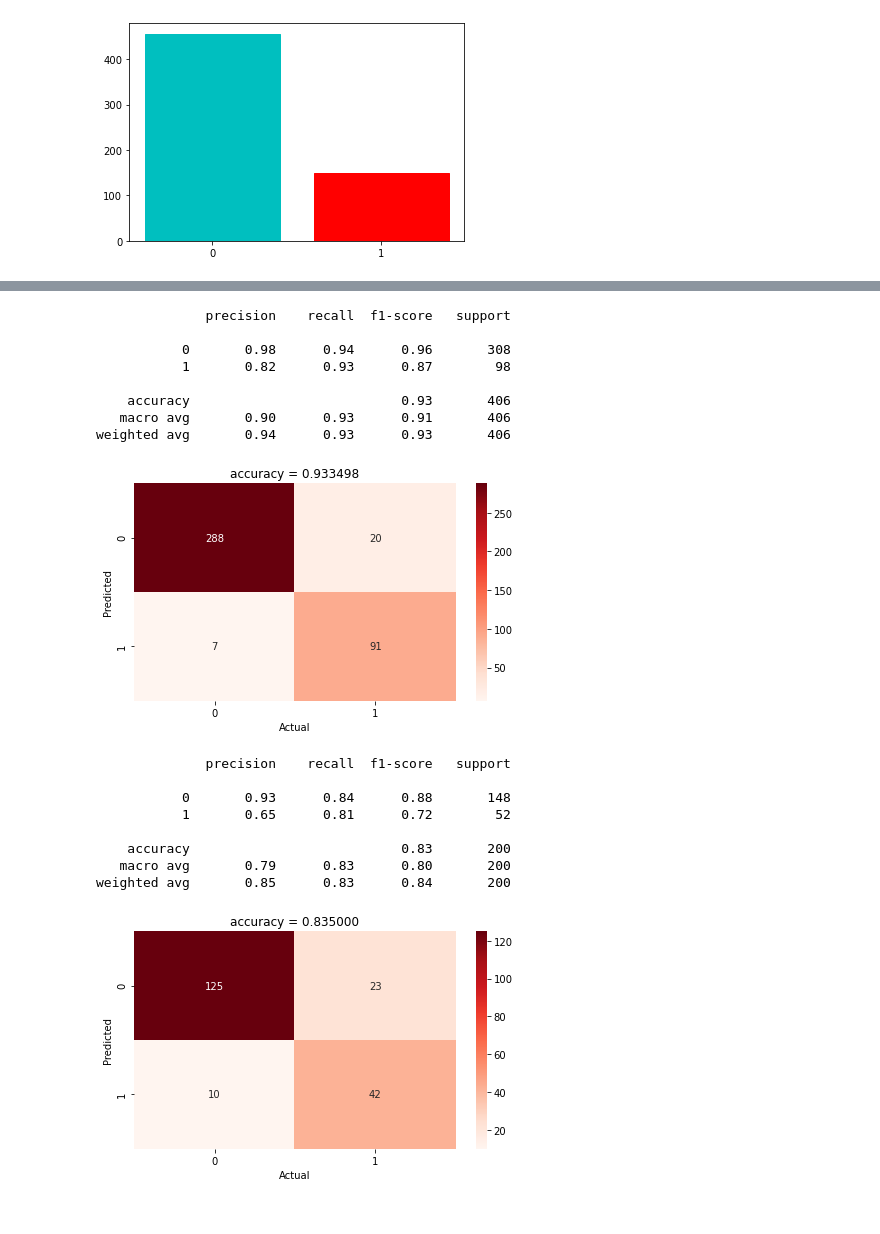
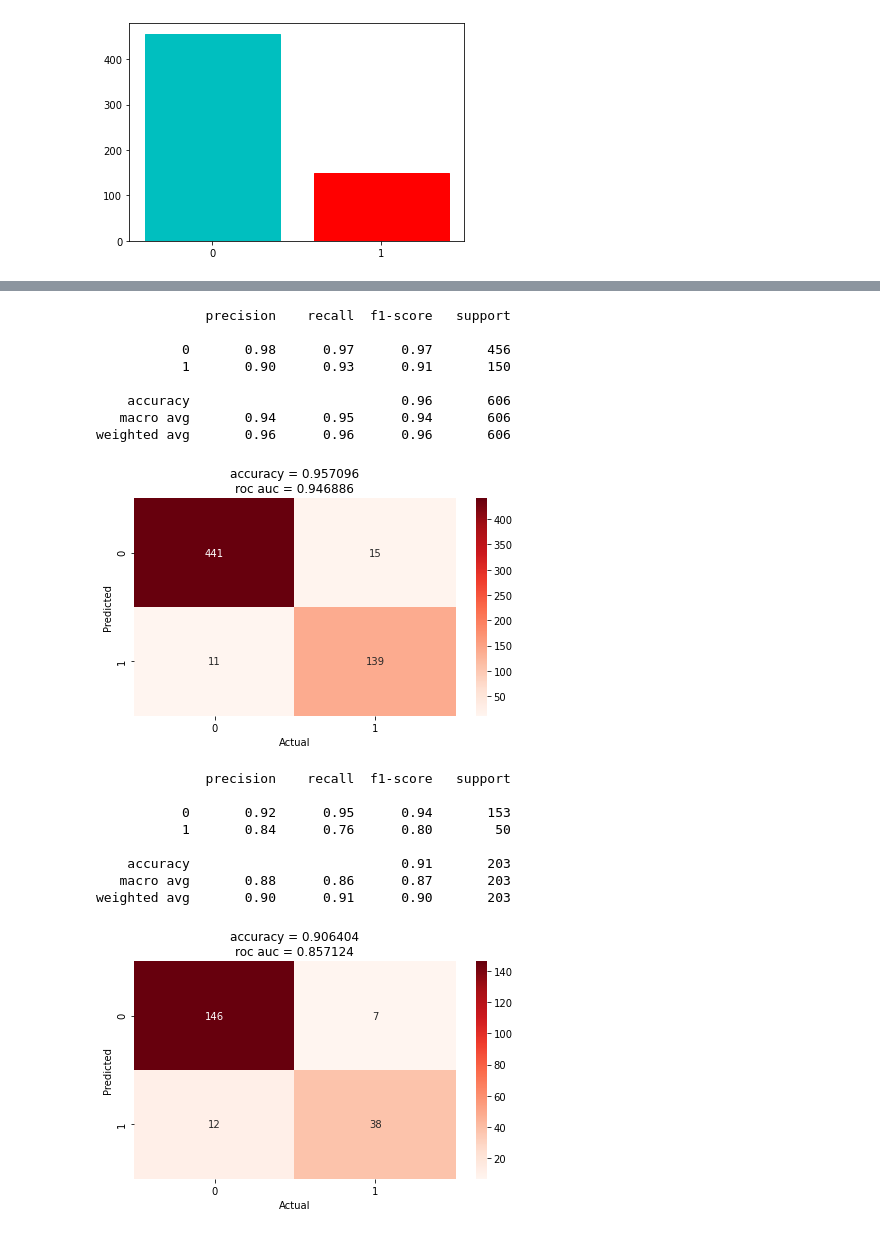
Before and after one commit to mayorofdesalle/koc-training, a Jupyter notebook: 03. Training Models/newsClassifier_MNB.ipynb, the cells around one changed output, grey strips where cells are left out. Saved outputs shown, nothing was run; the diff lists cells and outputs as text; code cells hidden in the pictures.

```diff
--- a/03. Training Models/newsClassifier_MNB.ipynb
+++ b/03. Training Models/newsClassifier_MNB.ipynb
@@ -1,7 +1,7 @@
 # %%
 import pandas as pd
-data = pd.read_feather('Feathers/processed_data.feather')
-data.head()
+train = pd.read_feather('Feathers/processed_train_data.feather')
+train.head()
 # %% [output]
 |  | text | label |
 | 0 | reader mail sc ruling alimony sup... | 0 |
@@ -37,5 +34,4 @@ X_train, X_test, y_train, y_test = train_test_split(data.text, data.label, test_
 # %%
-# Grid search
 from sklearn.feature_extraction.text import TfidfVectorizer
 from sklearn.naive_bayes import MultinomialNB
 from sklearn.model_selection import GridSearchCV
@@ -58,7 +54,7 @@ parameters = {
 }
 
 grid_search = GridSearchCV(pipeline, parameters, n_jobs=-1, verbose=1)
-grid_search.fit(X_train, y_train)
+grid_search.fit(train.text, train.label)
 
 print("Best score: %0.3f" % grid_search.best_score_)
 print("Best parameters set:")
@@ -97,37 +103,36 @@ Best parameters set:
 # %%
-# Predict and report
-from sklearn.metrics import classification_report, confusion_matrix, accuracy_score
+from sklearn.metrics import classification_report, confusion_matrix, accuracy_score, roc_auc_score
 import seaborn as sns
 
-y_pred = grid_search.predict(X_train)
-print(classification_report(y_train, y_pred))
+y_pred = grid_search.predict(train.text)
+print(classification_report(train.label, y_pred))
 
-conf_matrix = confusion_matrix(y_train, y_pred)
+conf_matrix = confusion_matrix(train.label, y_pred)
 plt.figure(figsize=(7.2,4))
 sns.heatmap(conf_matrix,
             annot=True,
             fmt='g',
             xticklabels=[0, 1],
             yticklabels=[0, 1],
             cmap="Reds",)
 plt.ylabel('Predicted')
 plt.xlabel('Actual')
-plt.title('accuracy = %f' %(accuracy_score(y_train, y_pred)))
+plt.title('accuracy = %f\nroc auc = %f' %(accuracy_score(train.label, y_pred), roc_auc_score(train.label, y_pred)))
 plt.show()
 # %% [output]
               precision    recall  f1-score   support
 
-           0       0.98      0.94      0.96       308
-           1       0.82      0.93      0.87        98
+           0       0.98      0.97      0.97       456
+           1       0.90      0.93      0.91       150
 
-    accuracy                           0.93       406
-   macro avg       0.90      0.93      0.91       406
-weighted avg       0.94      0.93      0.93       406
+    accuracy                           0.96       606
+   macro avg       0.94      0.95      0.94       606
+weighted avg       0.96      0.96      0.96       606
-[figure, old version]
+[figure, new version]
 # %%
-y_pred = grid_search.predict(X_test)
-print(classification_report(y_test, y_pred))
-conf_matrix = confusion_matrix(y_test, y_pred)
+y_pred = grid_search.predict(test.text)
+print(classification_report(test.label, y_pred))
+conf_matrix = confusion_matrix(test.label, y_pred)
 plt.figure(figsize=(7.2,4))
 sns.heatmap(conf_matrix,
             annot=True,
@@ -137,17 +142,17 @@ sns.heatmap(conf_matrix,
             cmap="Reds",)
 plt.ylabel('Predicted')
 plt.xlabel('Actual')
-plt.title('accuracy = %f' %(accuracy_score(y_test, y_pred)))
+plt.title('accuracy = %f\nroc auc = %f' %(accuracy_score(test.label, y_pred), roc_auc_score(test.label, y_pred)))
 plt.show()
 # %% [output]
               precision    recall  f1-score   support
 
-           0       0.93      0.84      0.88       148
-           1       0.65      0.81      0.72        52
+           0       0.92      0.95      0.94       153
+           1       0.84      0.76      0.80        50
 
-    accuracy                           0.83       200
-   macro avg       0.79      0.83      0.80       200
-weighted avg       0.85      0.83      0.84       200
+    accuracy                           0.91       203
+   macro avg       0.88      0.86      0.87       203
+weighted avg       0.90      0.91      0.90       203
-[figure, old version]
+[figure, new version]
 # %%
 d = {
```
Also changed, not shown: parts of 6 cells of this notebook, 1 other file.
